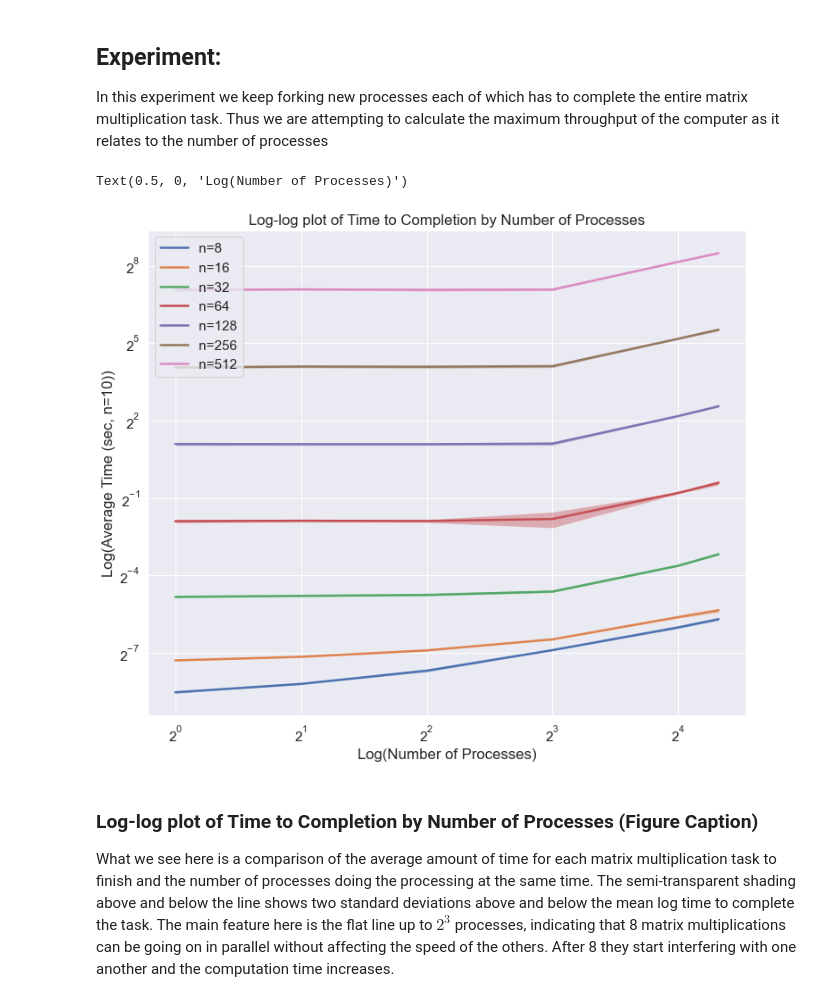
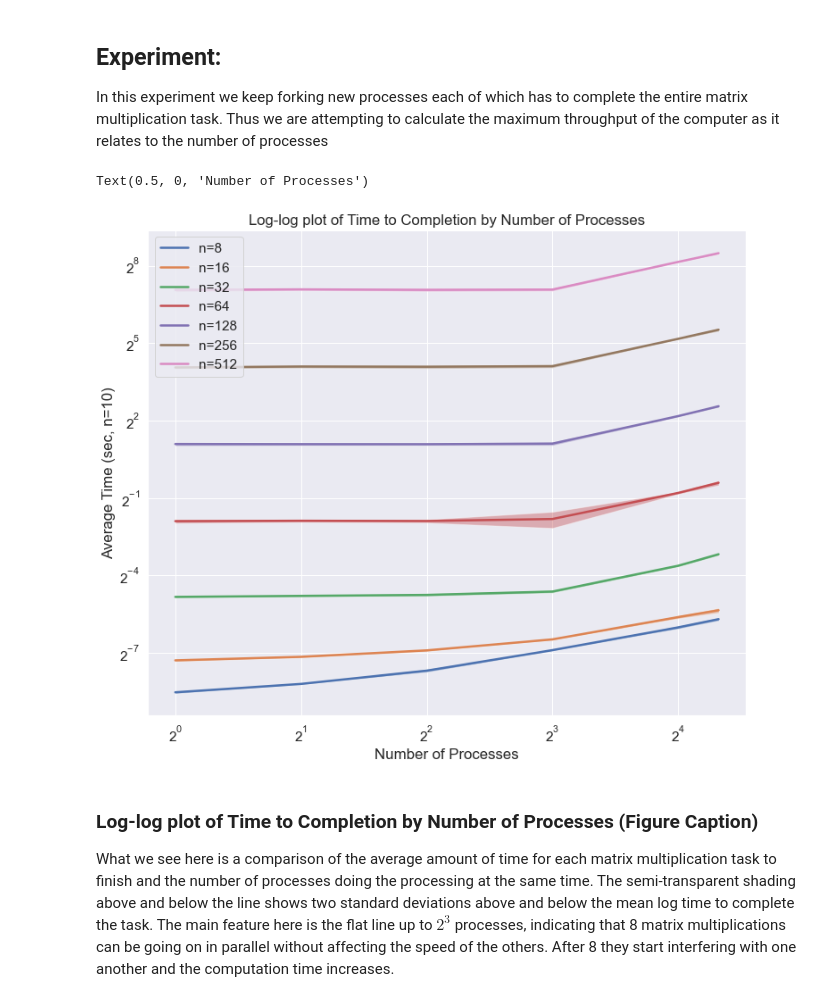
Before and after one commit to chiennifer/Public-DSC291, a Jupyter notebook: hw2/Team001_HW2.ipynb, the cells around one changed output. Saved outputs shown, nothing was run; the diff lists cells and outputs as text; code cells hidden in the pictures.

```diff
--- a/hw2/Team001_HW2.ipynb
+++ b/hw2/Team001_HW2.ipynb
@@ -184,37 +184,37 @@ ax.fill_between(m54xlarge[m54xlarge.size_arr == 8]['num_proc'],
 ax.fill_between(m54xlarge[m54xlarge.size_arr == 16]['num_proc'],
                 m54xlarge[m54xlarge.size_arr == 16]['time_avg']+2*m54xlarge[m54xlarge.size_arr == 16]['time_std'],
                 m54xlarge[m54xlarge.size_arr == 16]['time_avg']-2*m54xlarge[m54xlarge.size_arr == 16]['time_std'],
                 alpha = 0.4, interpolate=True)
 ax.fill_between(m54xlarge[m54xlarge.size_arr == 32]['num_proc'],
                 m54xlarge[m54xlarge.size_arr == 32]['time_avg']+2*m54xlarge[m54xlarge.size_arr == 32]['time_std'],
                 m54xlarge[m54xlarge.size_arr == 32]['time_avg']-2*m54xlarge[m54xlarge.size_arr == 32]['time_std'],
                 alpha = 0.4, interpolate=True)
 ax.fill_between(m54xlarge[m54xlarge.size_arr == 64]['num_proc'],
                 m54xlarge[m54xlarge.size_arr == 64]['time_avg']+2*m54xlarge[m54xlarge.size_arr == 64]['time_std'],
                 m54xlarge[m54xlarge.size_arr == 64]['time_avg']-2*m54xlarge[m54xlarge.size_arr == 64]['time_std'],
                 alpha = 0.4, interpolate=True)
 ax.fill_between(m54xlarge[m54xlarge.size_arr == 128]['num_proc'],
                 m54xlarge[m54xlarge.size_arr == 128]['time_avg']+2*m54xlarge[m54xlarge.size_arr == 128]['time_std'],
                 m54xlarge[m54xlarge.size_arr == 128]['time_avg']-2*m54xlarge[m54xlarge.size_arr == 128]['time_std'],
                 alpha = 0.4, interpolate=True)
 ax.fill_between(m54xlarge[m54xlarge.size_arr == 256]['num_proc'],
                 m54xlarge[m54xlarge.size_arr == 256]['time_avg']+2*m54xlarge[m54xlarge.size_arr == 256]['time_std'],
                 m54xlarge[m54xlarge.size_arr == 256]['time_avg']-2*m54xlarge[m54xlarge.size_arr == 256]['time_std'],
                 alpha = 0.4, interpolate=True)
 ax.fill_between(m54xlarge[m54xlarge.size_arr == 512]['num_proc'],
                 m54xlarge[m54xlarge.size_arr == 512]['time_avg']+2*m54xlarge[m54xlarge.size_arr == 512]['time_std'],
                 m54xlarge[m54xlarge.size_arr == 512]['time_avg']-2*m54xlarge[m54xlarge.size_arr == 512]['time_std'],
                 alpha = 0.4, interpolate=True)
 
 ax.legend()
 plt.title("Log-log plot of Time to Completion by Number of Processes")
 plt.xscale('log',basex=2)
 plt.yscale('log',basey=2)
-ax.set_ylabel("Log(Average Time (sec, n=10))")
-ax.set_xlabel("Log(Number of Processes)")
+ax.set_ylabel("Average Time (sec, n=10)")
+ax.set_xlabel("Number of Processes")
 # %% [output]
-Text(0.5, 0, 'Log(Number of Processes)')
+Text(0.5, 0, 'Number of Processes')
-[figure, old version]
+[figure, new version]
 # %% [markdown]
 ### Log-log plot of Time to Completion by Number of Processes (Figure Caption)
 
```
Also changed, not shown: parts of 2 cells of this notebook.
